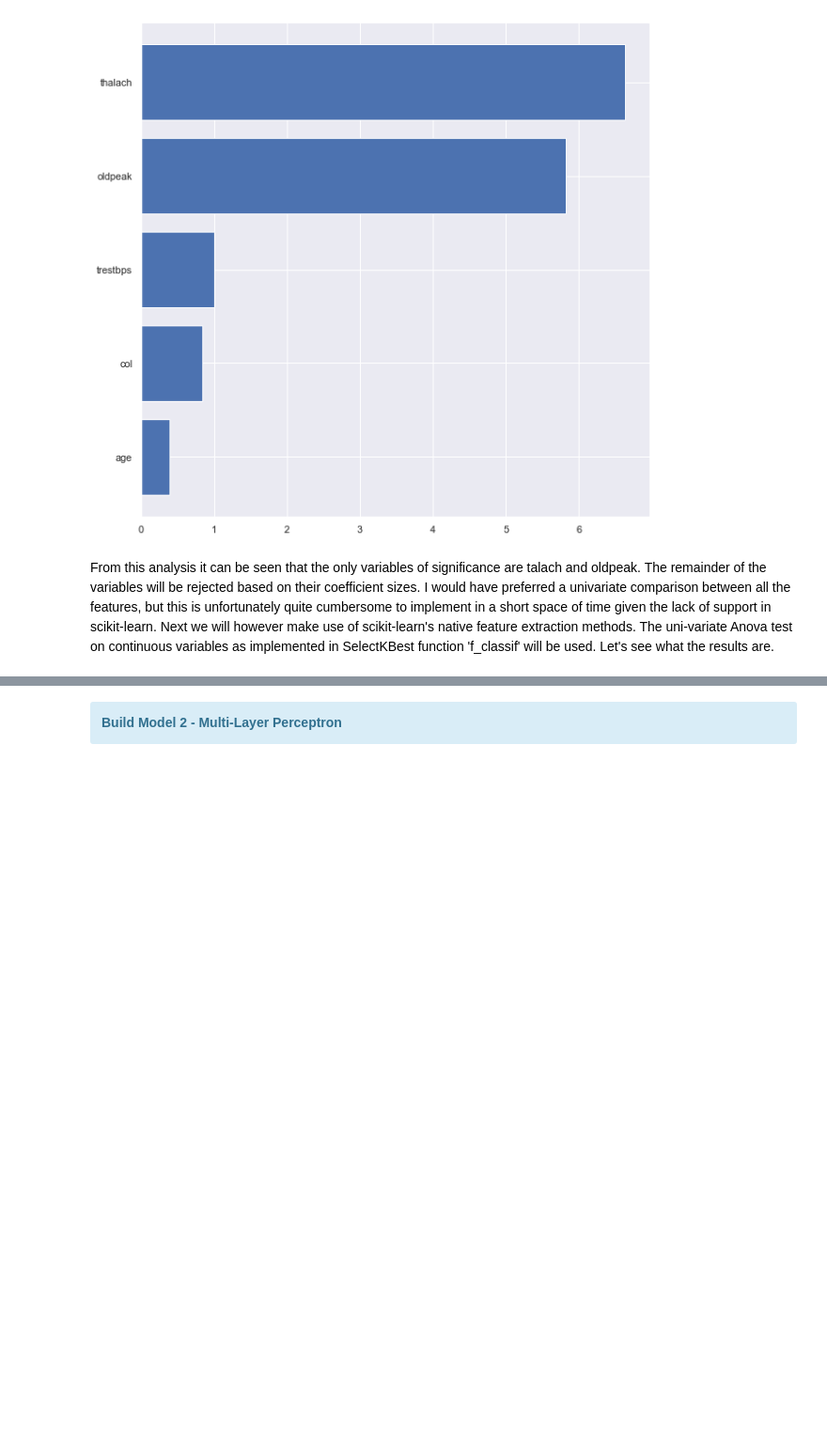
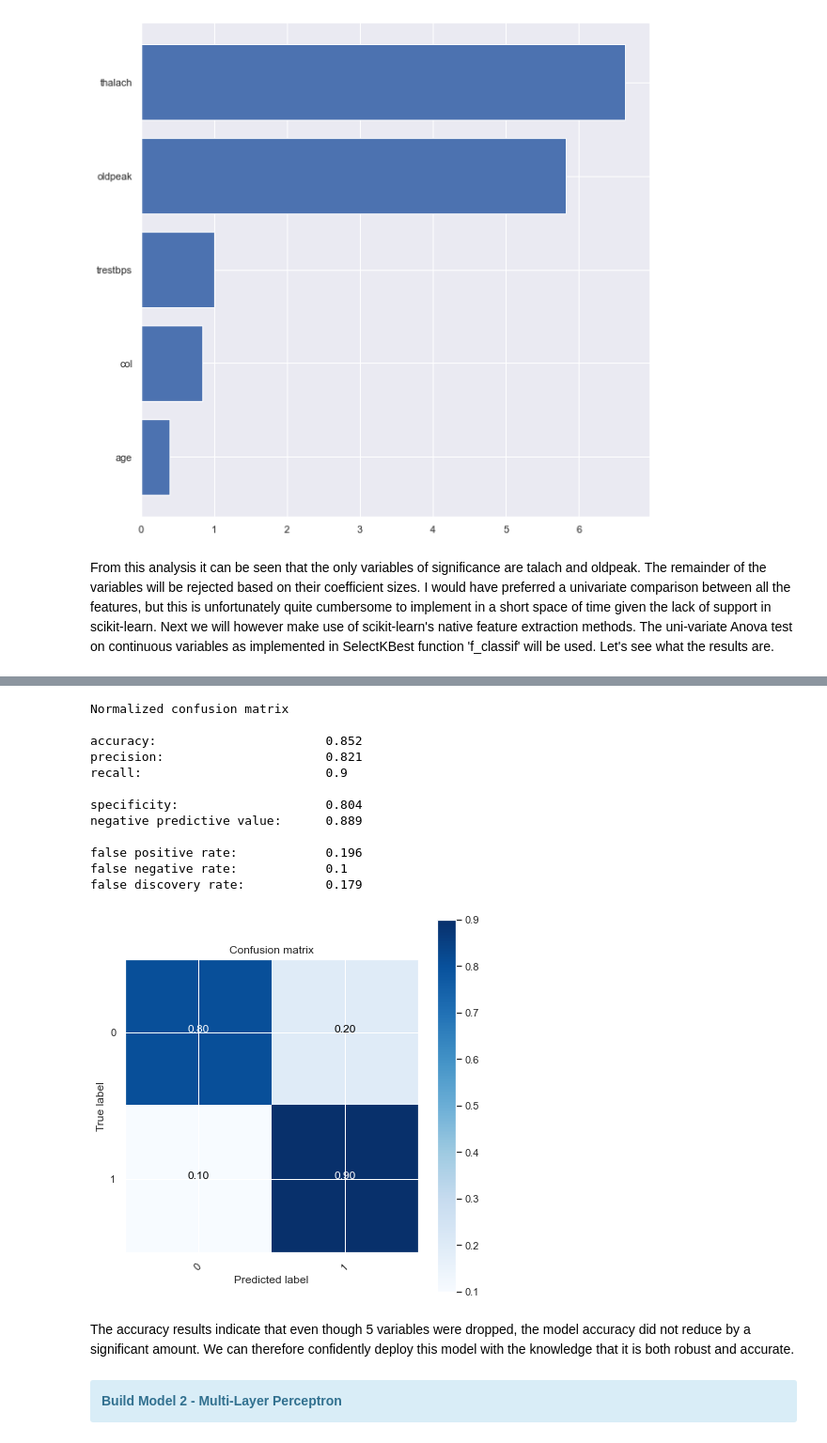
Before and after one commit to LourensWalters/cor_art_dis, a Jupyter notebook: cor_art_dis/notebooks/explore_data_2020_10_24_lw.ipynb, the cells around one changed output, grey strips where cells are left out. Shown at 94% size. Drawn from its saved outputs; the diff is of its cells as text; code cells hidden in the pictures; blank space fills up the shorter version.

```diff
--- a/cor_art_dis/notebooks/explore_data_2020_10_24_lw.ipynb
+++ b/cor_art_dis/notebooks/explore_data_2020_10_24_lw.ipynb
@@ -746,3 +773,26 @@ Chi-Squared function will be used. Let's see what the results are.
+# %%
+y_pred_fin = logfin.predict(X_test_fin)
+# Accuracy before model parameter optimisation
+cnf_matrix = confusion_matrix(y_pred_fin, y_test_fin)
+plot_confusion_matrix(cnf_matrix, classes=[0,1], normalize=True)
+# %% [output]
+Normalized confusion matrix
+
+accuracy:                       0.852
+precision:                      0.821
+recall:                         0.9
+
+specificity:                    0.804
+negative predictive value:      0.889
+
+false positive rate:            0.196
+false negative rate:            0.1
+false discovery rate:           0.179
+[figure, added]
+# %% [markdown]
+The accuracy results indicate that even though 5 variables were dropped, the model accuracy did not reduce by
+a significant amount. We can therefore confidently deploy this model with the knowledge that it is both robust and
+accurate.
 # %% [markdown]
 <div class="alert alert-block alert-info">
 <b>Build Model 2 - Multi-Layer Perceptron</b>
```
Also changed, not shown: parts of 18 cells of this notebook, 4 other files.
